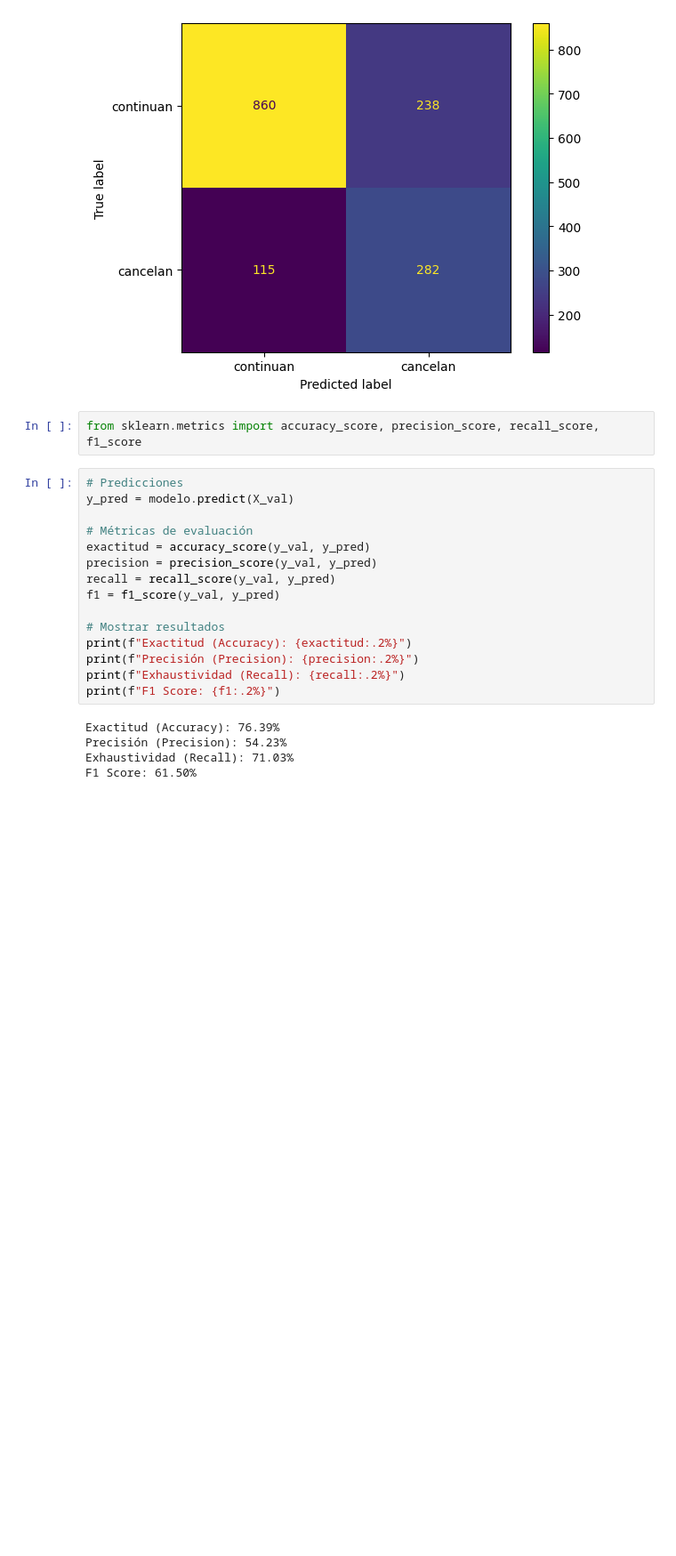
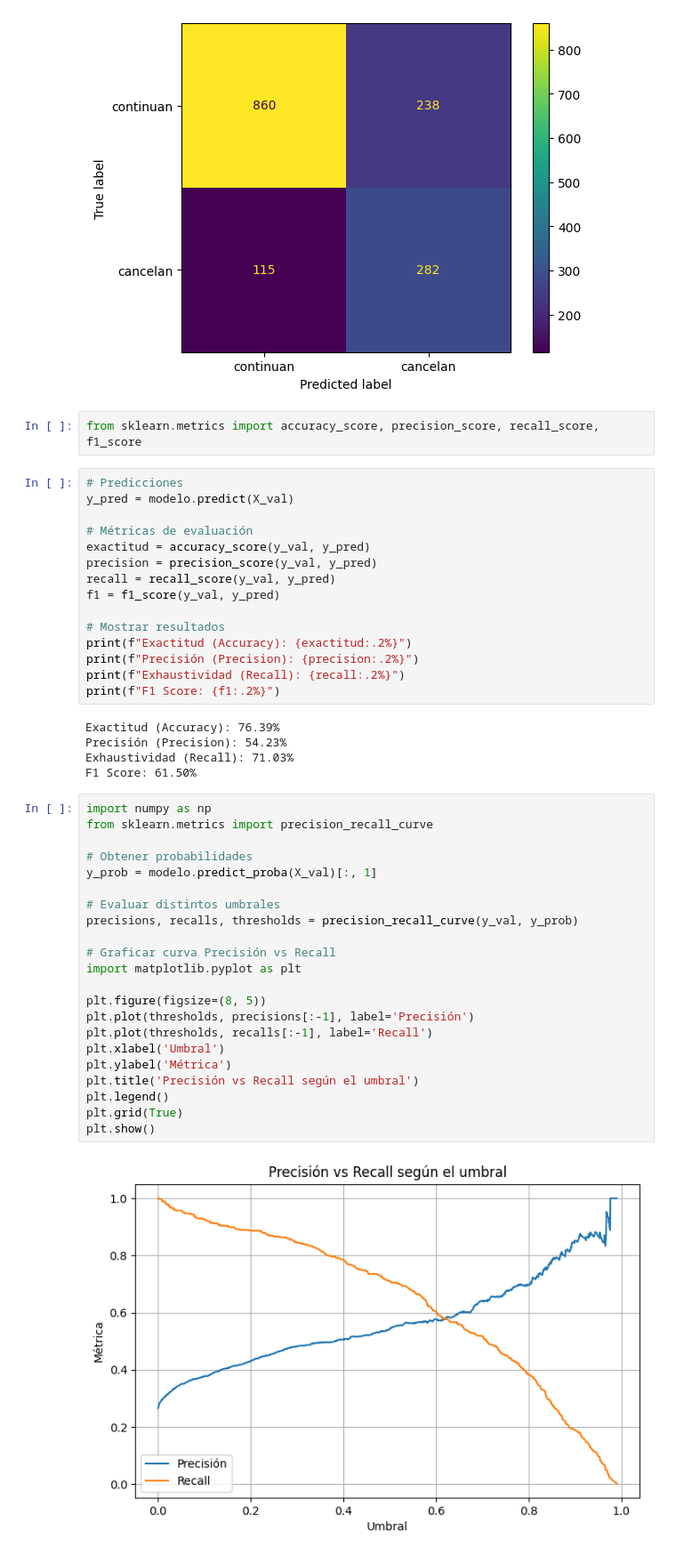
Before and after one commit to r2x4/challenge-final, a Jupyter notebook: challenge_final.ipynb, the cells around one changed output. Shown: that part at 89% size. Cells and saved outputs as stored; diff of their text form; blank space fills up the shorter version.

```diff
--- a/challenge_final.ipynb
+++ b/challenge_final.ipynb
@@ -317,3 +317,27 @@ Exactitud (Accuracy): 76.39%
 Precisión (Precision): 54.23%
 Exhaustividad (Recall): 71.03%
 F1 Score: 61.50%
+# %%
+import numpy as np
+from sklearn.metrics import precision_recall_curve
+
+# Obtener probabilidades
+y_prob = modelo.predict_proba(X_val)[:, 1]
+
+# Evaluar distintos umbrales
+precisions, recalls, thresholds = precision_recall_curve(y_val, y_prob)
+
+# Graficar curva Precisión vs Recall
+import matplotlib.pyplot as plt
+
+plt.figure(figsize=(8, 5))
+plt.plot(thresholds, precisions[:-1], label='Precisión')
+plt.plot(thresholds, recalls[:-1], label='Recall')
+plt.xlabel('Umbral')
+plt.ylabel('Métrica')
+plt.title('Precisión vs Recall según el umbral')
+plt.legend()
+plt.grid(True)
+plt.show()
+# %% [output]
+[figure, added]
```
Also changed, not shown: parts of 4 cells of this notebook.
